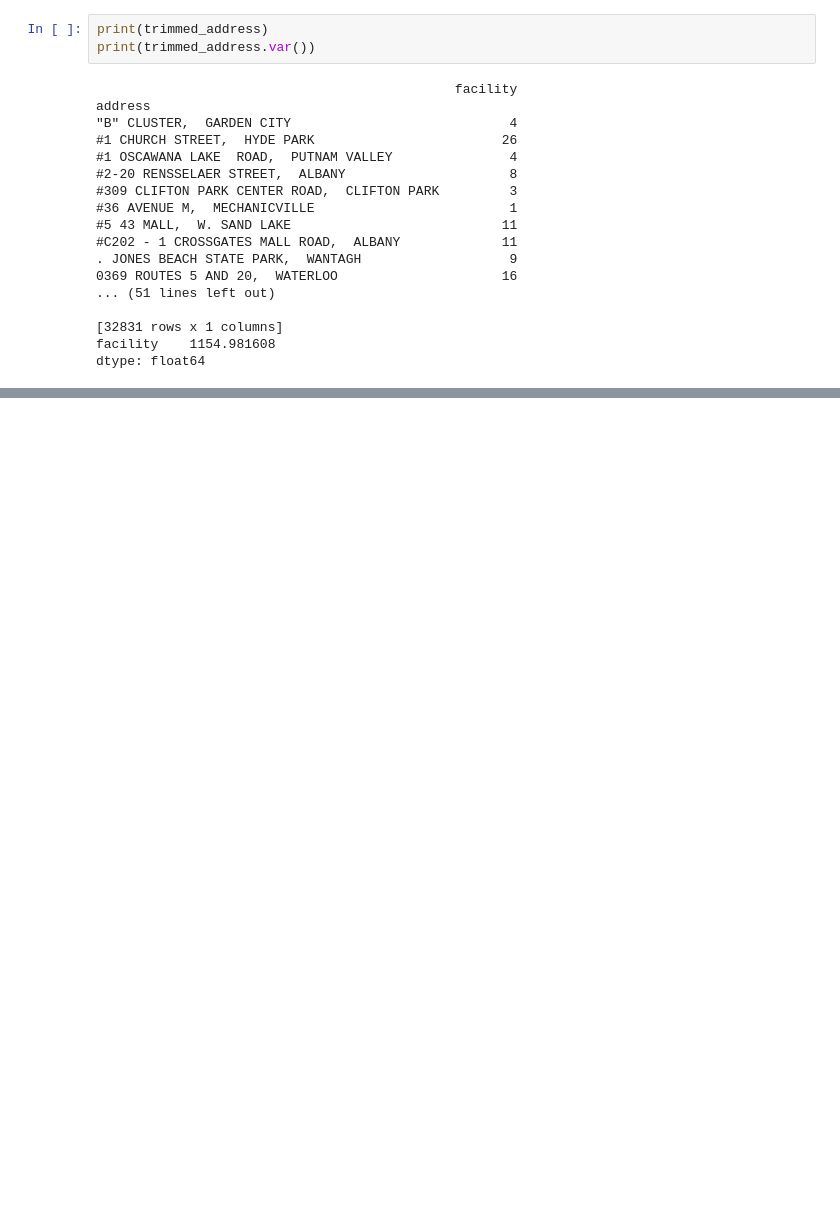
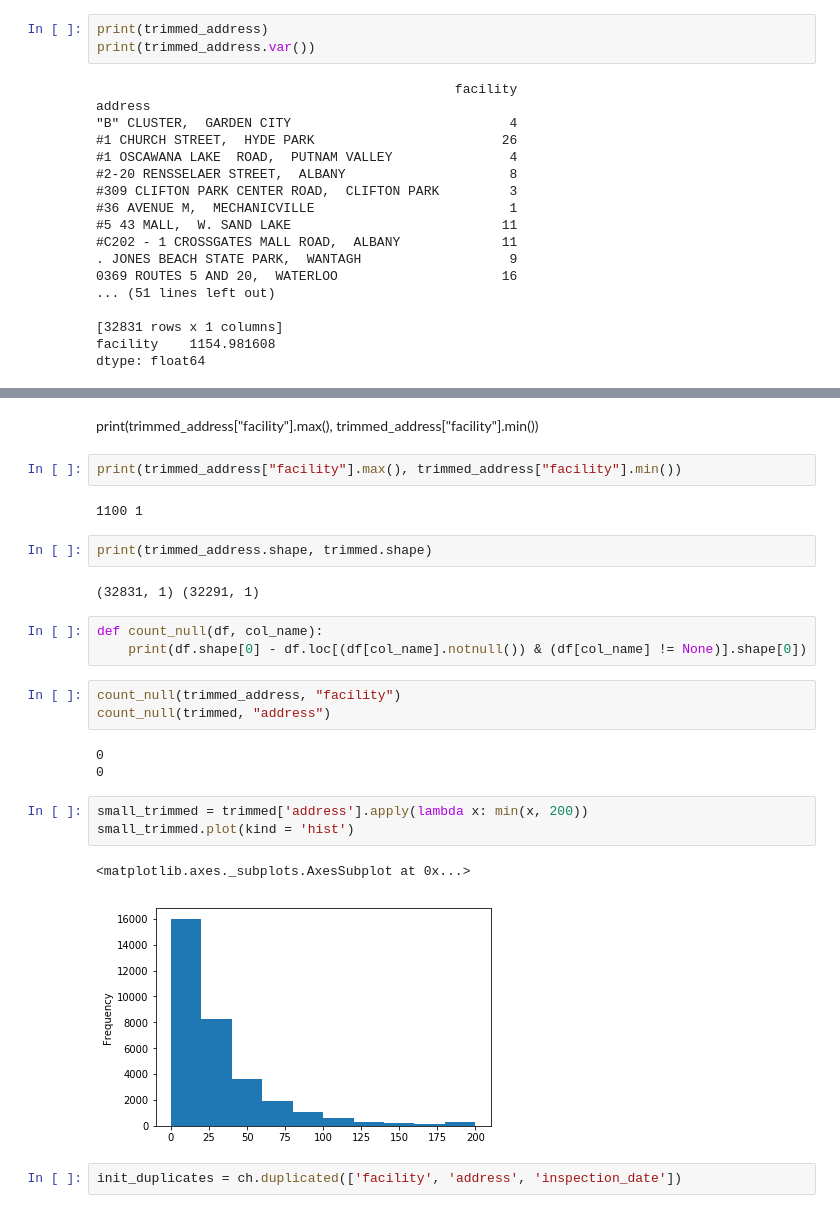
Before and after one commit to amspector100/HarvardDatathon2018, a Jupyter notebook: inspection_prelim_analysis.ipynb, the cells around one changed output, grey strips where cells are left out. Drawn from its saved outputs; the diff is of its cells as text; blank space fills up the shorter version.

```diff
--- a/inspection_prelim_analysis.ipynb
+++ b/inspection_prelim_analysis.ipynb
@@ -160,0 +165,27 @@ print(trimmed["address"].mean())
+# %% [markdown]
+print(trimmed_address["facility"].max(), trimmed_address["facility"].min())
+# %%
+print(trimmed_address["facility"].max(), trimmed_address["facility"].min())
+# %% [output]
+1100 1
+# %%
+print(trimmed_address.shape, trimmed.shape)
+# %% [output]
+(32831, 1) (32291, 1)
+# %%
+def count_null(df, col_name):
+    print(df.shape[0] - df.loc[(df[col_name].notnull()) & (df[col_name] != None)].shape[0])
+# %%
+count_null(trimmed_address, "facility")
+count_null(trimmed, "address")
+# %% [output]
+0
+0
+# %%
+small_trimmed = trimmed['address'].apply(lambda x: min(x, 200))
+small_trimmed.plot(kind = 'hist')
+# %% [output]
+<matplotlib.axes._subplots.AxesSubplot at 0x...>
+[figure, added]
+# %%
+init_duplicates = ch.duplicated(['facility', 'address', 'inspection_date'])
```
Also changed, not shown: parts of 10 cells of this notebook, 1 other file.
